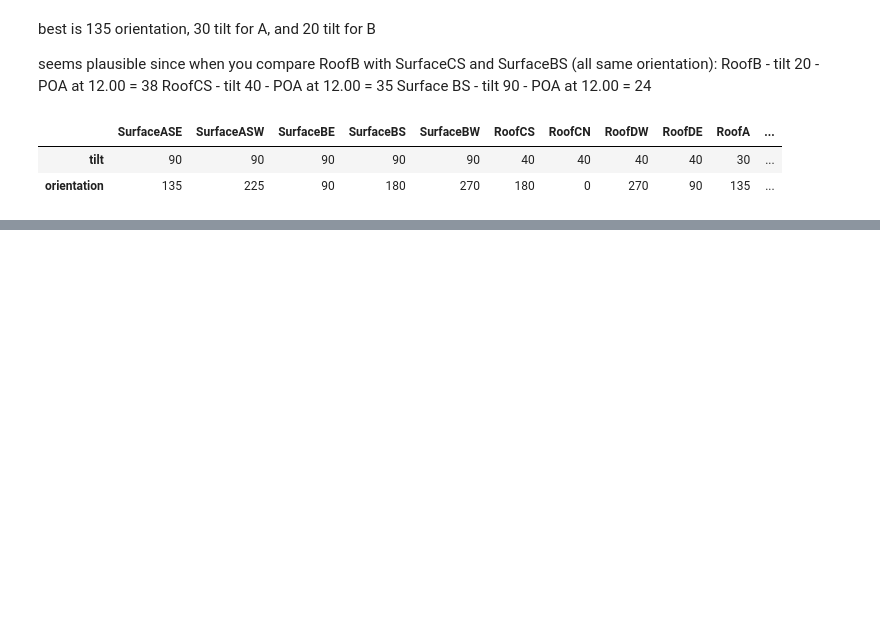
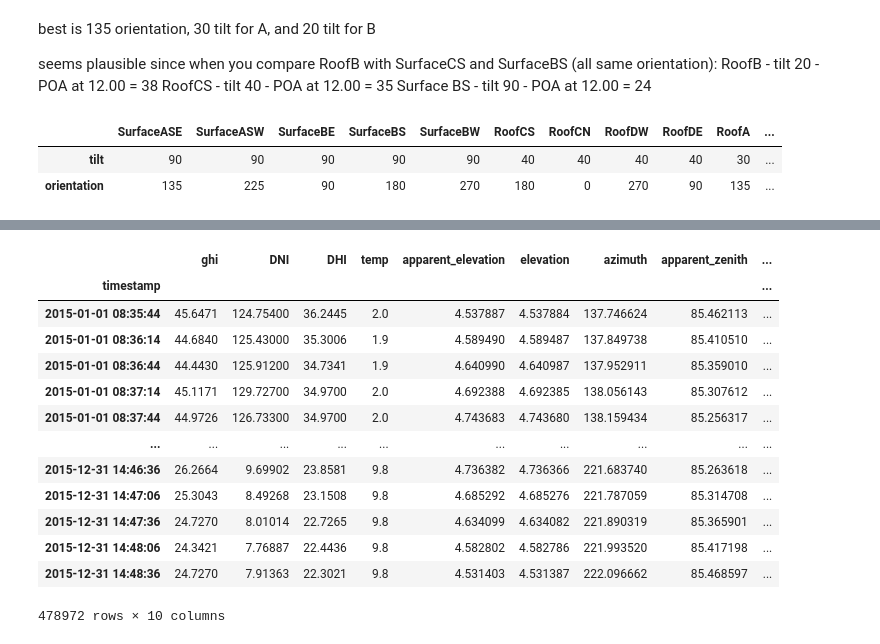
Before and after one commit to ncgarrood/utrechtsmartdistricpartA, a Jupyter notebook: CodeWalkThrough.ipynb, the cells around one changed output, grey strips where cells are left out. Drawn from its saved outputs; the diff is of its cells as text; code cells hidden in the pictures; blank space fills up the shorter version.

```diff
--- a/CodeCleanupWalkThrough.ipynb
+++ b/CodeWalkThrough.ipynb
@@ -274,0 +386,17 @@ BUILDINGS_df_update
+# %%
+Utrecht_data
+# %% [output]
+|  | ghi | DNI | DHI | temp | apparent_elevation | elevation | azimuth | apparent_zenith | ... |
+| timestamp |  |  |  |  |  |  |  |  | ... |
+| 2015-01-01 08:35:44 | 45.6471 | 124.75400 | 36.2445 | 2.0 | 4.537887 | 4.537884 | 137.746624 | 85.462113 | ... |
+| 2015-01-01 08:36:14 | 44.6840 | 125.43000 | 35.3006 | 1.9 | 4.589490 | 4.589487 | 137.849738 | 85.410510 | ... |
+| 2015-01-01 08:36:44 | 44.4430 | 125.91200 | 34.7341 | 1.9 | 4.640990 | 4.640987 | 137.952911 | 85.359010 | ... |
+| 2015-01-01 08:37:14 | 45.1171 | 129.72700 | 34.9700 | 2.0 | 4.692388 | 4.692385 | 138.056143 | 85.307612 | ... |
+| 2015-01-01 08:37:44 | 44.9726 | 126.73300 | 34.9700 | 2.0 | 4.743683 | 4.743680 | 138.159434 | 85.256317 | ... |
+| ... | ... | ... | ... | ... | ... | ... | ... | ... | ... |
+| 2015-12-31 14:46:36 | 26.2664 | 9.69902 | 23.8581 | 9.8 | 4.736382 | 4.736366 | 221.683740 | 85.263618 | ... |
+| 2015-12-31 14:47:06 | 25.3043 | 8.49268 | 23.1508 | 9.8 | 4.685292 | 4.685276 | 221.787059 | 85.314708 | ... |
+| 2015-12-31 14:47:36 | 24.7270 | 8.01014 | 22.7265 | 9.8 | 4.634099 | 4.634082 | 221.890319 | 85.365901 | ... |
+| 2015-12-31 14:48:06 | 24.3421 | 7.76887 | 22.4436 | 9.8 | 4.582802 | 4.582786 | 221.993520 | 85.417198 | ... |
+| 2015-12-31 14:48:36 | 24.7270 | 7.91363 | 22.3021 | 9.8 | 4.531403 | 4.531387 | 222.096662 | 85.468597 | ... |
+478972 rows × 10 columns
```
Also changed, not shown: parts of 18 cells of this notebook, 1 other file.
